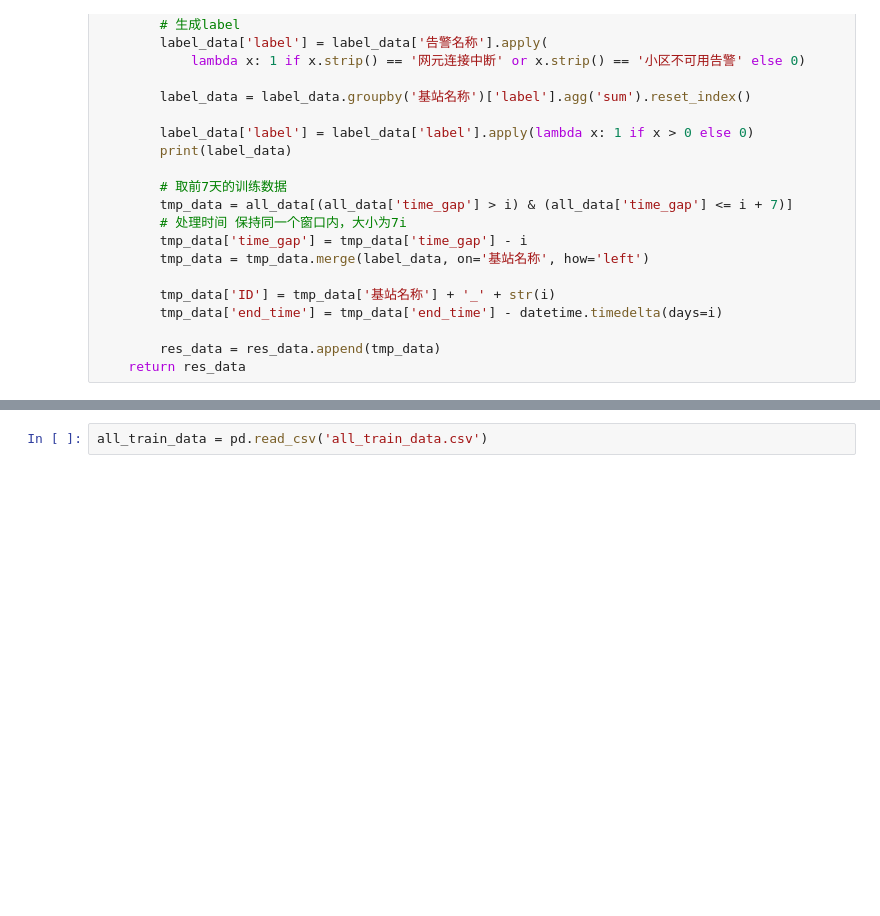
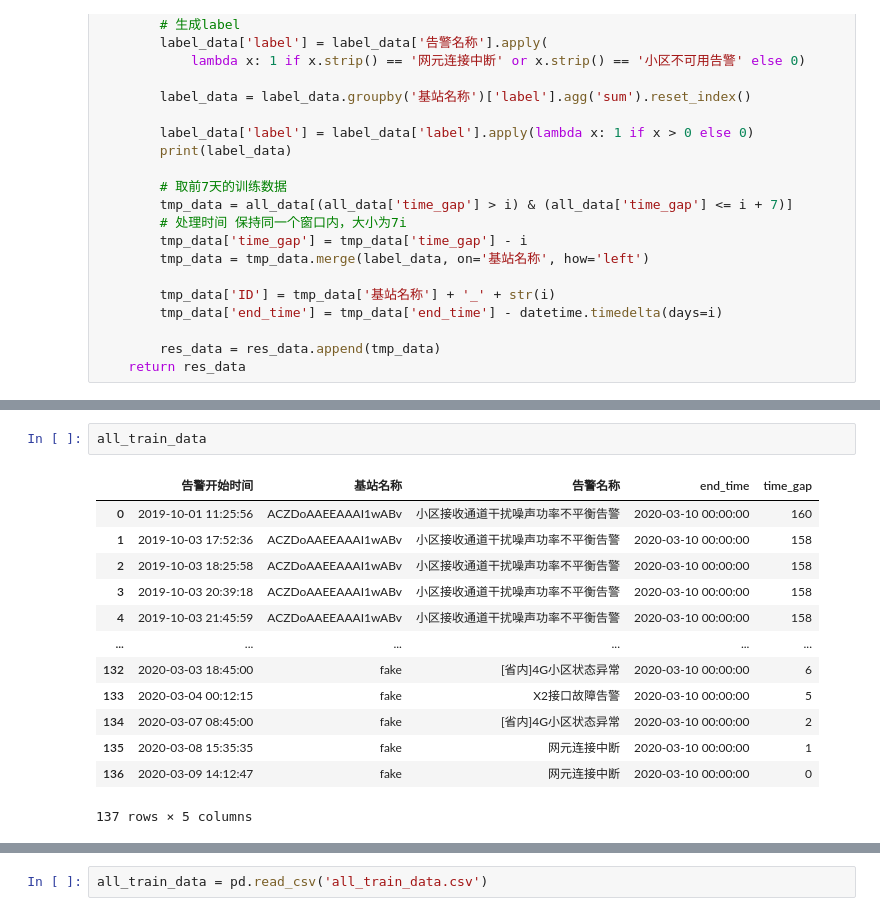
Before and after one commit to shayxu-ai/A-Repository-for-Machine-Learning, a Jupyter notebook: contest/base_station_out_service_prediction/Untitled.ipynb, the cells around one changed output, grey strips where cells are left out. Drawn from its saved outputs; the diff is of its cells as text; blank space fills up the shorter version.

```diff
--- a/contest/base_station_out_service_prediction/Untitled.ipynb
+++ b/contest/base_station_out_service_prediction/Untitled.ipynb
@@ -370,0 +332,16 @@ online_train_data
+# %%
+all_train_data
+# %% [output]
+|  | 告警开始时间 | 基站名称 | 告警名称 | end_time | time_gap |
+| 0 | 2019-10-01 11:25:56 | ACZDoAAEEAAAI1wABv | 小区接收通道干扰噪声功率不平衡告警 | 2020-03-10 00:00:00 | 160 |
+| 1 | 2019-10-03 17:52:36 | ACZDoAAEEAAAI1wABv | 小区接收通道干扰噪声功率不平衡告警 | 2020-03-10 00:00:00 | 158 |
+| 2 | 2019-10-03 18:25:58 | ACZDoAAEEAAAI1wABv | 小区接收通道干扰噪声功率不平衡告警 | 2020-03-10 00:00:00 | 158 |
+| 3 | 2019-10-03 20:39:18 | ACZDoAAEEAAAI1wABv | 小区接收通道干扰噪声功率不平衡告警 | 2020-03-10 00:00:00 | 158 |
+| 4 | 2019-10-03 21:45:59 | ACZDoAAEEAAAI1wABv | 小区接收通道干扰噪声功率不平衡告警 | 2020-03-10 00:00:00 | 158 |
+| ... | ... | ... | ... | ... | ... |
+| 132 | 2020-03-03 18:45:00 | fake | [省内]4G小区状态异常 | 2020-03-10 00:00:00 | 6 |
+| 133 | 2020-03-04 00:12:15 | fake | X2接口故障告警 | 2020-03-10 00:00:00 | 5 |
+| 134 | 2020-03-07 08:45:00 | fake | [省内]4G小区状态异常 | 2020-03-10 00:00:00 | 2 |
+| 135 | 2020-03-08 15:35:35 | fake | 网元连接中断 | 2020-03-10 00:00:00 | 1 |
+| 136 | 2020-03-09 14:12:47 | fake | 网元连接中断 | 2020-03-10 00:00:00 | 0 |
+137 rows × 5 columns
```
Also changed, not shown: parts of 10 cells of this notebook, 12 other files.
